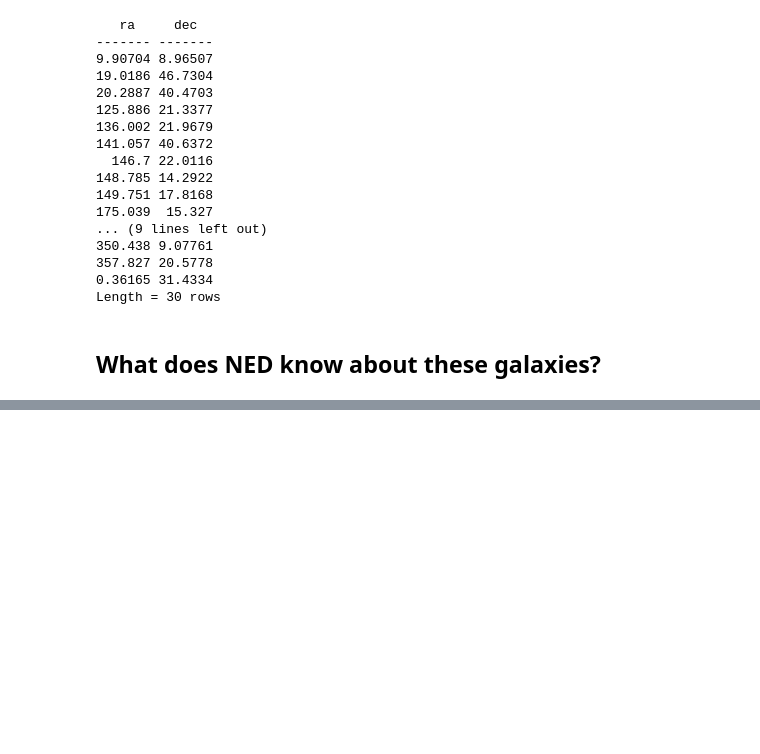
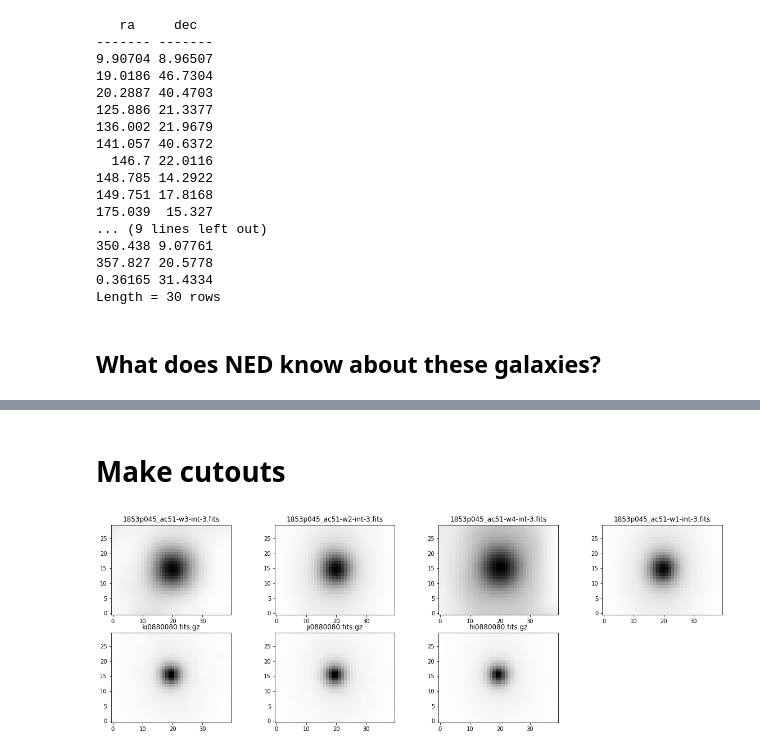
Before and after one commit to vandesai1/navo_workshops, a Jupyter notebook: workshop/workshop.ipynb, the cells around one changed output, grey strips where cells are left out. Cells and saved outputs as stored; diff of their text form; code cells hidden in the pictures; blank space fills up the shorter version.

```diff
--- a/workshop/workshop.ipynb
+++ b/workshop/workshop.ipynb
@@ -63,0 +161,5 @@ ValueError: 17:0: no element found
+# %%
+search_list['base_url'][4] = 'http://irsa.ipac.caltech.edu/ibe/sia/twomass/allsky/allsky?'
+search_list['base_url'][2] = 'https://skyview.gsfc.nasa.gov/cgi-bin/vo/sia.pl&survey=swiftuvvot'
+
+search_list.pprint(max_width=-1)
@@ -63,0 +336,31 @@ ValueError: 17:0: no element found
+# %% [markdown]
+# Make cutouts
+# %%
+import matplotlib.pyplot as plt
+from astropy.nddata import Cutout2D
+from astropy.coordinates import SkyCoord
+from astropy.wcs import wcs
+import astropy.io.fits as fits
+import numpy as np
+import os
+from astropy.io.fits import getdata, getheader
+
+fig = plt.figure(figsize=(20,10))
+i = 0
+for entry in downloaded_images:
+    filename = entry['imagename']
+    title = filename
+    data = getdata(filename, 0)
+    header = getheader(filename, 0)
+    w = wcs.WCS(header)
+
+    position = SkyCoord(ra, dec, unit = 'deg')
+    cutout = Cutout2D(data, position, (30, 40), wcs=w) #shupe how do I get this into arcsec?
+
+    ax = fig.add_subplot(3,4,i+1)
+    ax.imshow(cutout.data, cmap='gray_r', origin='lower')
+    ax.set_title(title)
+    i = i + 1
+plt.show()
+# %% [output]
+[figure, added]
```
Also changed, not shown: parts of 19 cells of this notebook.
